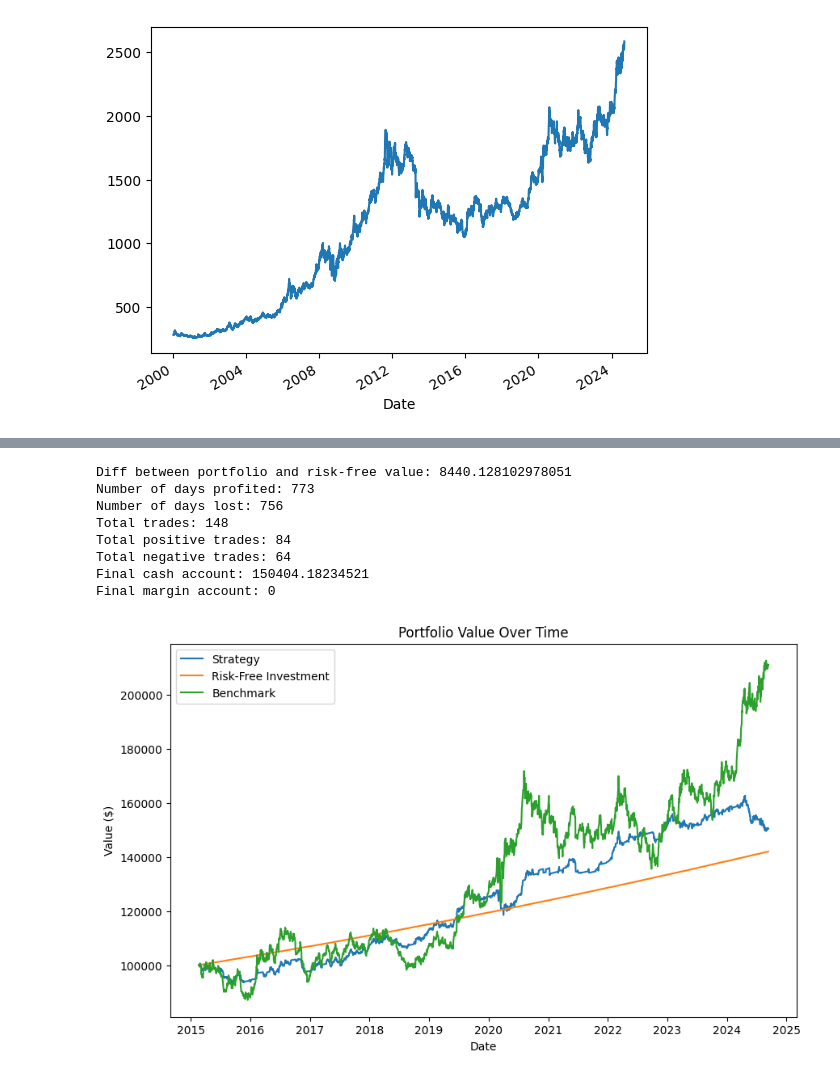
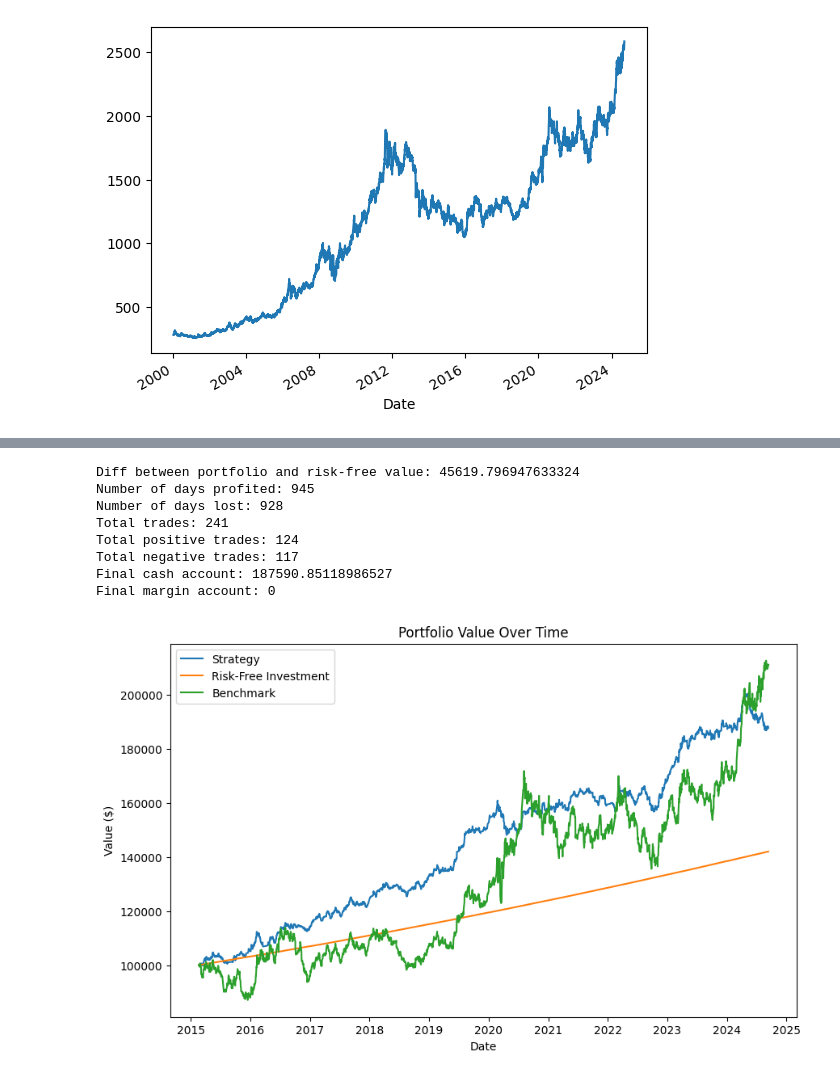
Before and after one commit to AkshayPappu/GoldFuturesTradingStrategy, a Jupyter notebook: strategy.ipynb, the cells around one changed output, grey strips where cells are left out. Drawn from its saved outputs; the diff is of its cells as text; code cells hidden in the pictures.

Commit message:
added hedging to backtest
added stop loss and take profit strategies

```diff
--- a/strategy.ipynb
+++ b/strategy.ipynb
@@ -156,17 +166,19 @@ class FuturesDataset(Dataset):
 
 # create pytorch model
 class FuturesModel(nn.Module):
-    def __init__(self):
+    def __init__(self, input_dim):
         super(FuturesModel, self).__init__()
-        self.fc1 = nn.Linear(14, 64)
-        self.fc2 = nn.Linear(64, 32)
-        self.fc3 = nn.Linear(32, 1)
+        self.model = nn.Sequential(
+            nn.Linear(input_dim, 64),
+            nn.ReLU(),
+            nn.Linear(64, 32),
+            nn.ReLU(),
+            nn.Linear(32, 1),
+            nn.Sigmoid()
+        )
 
     def forward(self, x):
-        x = torch.relu(self.fc1(x))
-        x = torch.relu(self.fc2(x))
-        x = torch.sigmoid(self.fc3(x))
-        return x
+        return self.model(x)
 # %%
 # split data into features and target
 train_len = int(0.6 * len(df_standardized))
@@ -198,7 +210,7 @@ for fold, (train_index, test_index) in enumerate(tscv.split(X)):
     test_dataloader = torch.utils.data.DataLoader(test_dataset, batch_size=32, shuffle=False)
 
     # Reinitialize the model for each fold
-    model = FuturesModel()
+    model = FuturesModel(input_dim=X.shape[1])
     criterion = nn.BCELoss()
     optimizer = optim.Adam(model.parameters(), lr=0.001)
 
@@ -408,17 +420,25 @@ class FuturesBacktester:
                 self._exit_position(data, index)
 
     def _mark_to_market(self, data, index):
-        """
-        Update portfolio values daily based on the change in the position's value.
-        Daily profit or loss is realized and moved between cash and margin accounts.
-        """
         price = data['Price']
-
-        # Calculate unrealized profit or loss based on the current price
         if self.position_type == "long":
             unrealized_pl = (price - self.position_value) * self.num_contracts
         elif self.position_type == "short":
             unrealized_pl = (self.position_value - price) * self.num_contracts
+
+        # Stop-loss (risk 2% of the account per trade, e.g., stop if loss > 2%)
+        stop_loss_level = self.position_value * 0.98
+        if price <= stop_loss_level:
+            self._exit_position(data, index)
+            self.neg += 1
+            return
+
+        # Take-profit (e.g., take profit at 2:1 reward to risk ratio)
+        take_profit_level = self.position_value * 1.04  # Reward is 4% gain
+        if price >= take_profit_level:
+            self.pos += 1
+            self._exit_position(data, index)
+            return
 
         # Calculate the required margin based on the current value of the position
         total_contract_value = self.num_contracts * price
@@ -533,23 +553,23 @@ class FuturesBacktester:
 # %%
 # run backtest
 model_outputs = torch.cat((train_outputs, val_outputs), 0)
 model_outputs = model_outputs.squeeze().tolist()
 backtest_df = pd.DataFrame(df.drop("Change %", axis =1), columns=[col for col in df.columns if col !='Change %']).dropna()
 backtest_df['Confidence'] = model_outputs
-backtest_df = backtest_df[['Price', 'Confidence']][3750:]
+backtest_df = backtest_df[['Price', 'Confidence', 'ATR']][3750:]
 backtest_df = backtest_df.reset_index()
 
-backtester = FuturesBacktester(backtest_df, confidence_threshold=0.8)
+backtester = FuturesBacktester(backtest_df, confidence_threshold=0.7)
 backtester.run_backtest()
 backtester.report()
 backtester.plot()
 # %% [output]
-Diff between portfolio and risk-free value: 8440.128102978051
-Number of days profited: 773
-Number of days lost: 756
-Total trades: 148
-Total positive trades: 84
-Total negative trades: 64
-Final cash account: 150404.18234521
+Diff between portfolio and risk-free value: 45619.796947633324
+Number of days profited: 945
+Number of days lost: 928
+Total trades: 241
+Total positive trades: 124
+Total negative trades: 117
+Final cash account: 187590.85118986527
 Final margin account: 0
-[figure, old version]
+[figure, new version]
```
Also changed, not shown: parts of 7 cells of this notebook.
